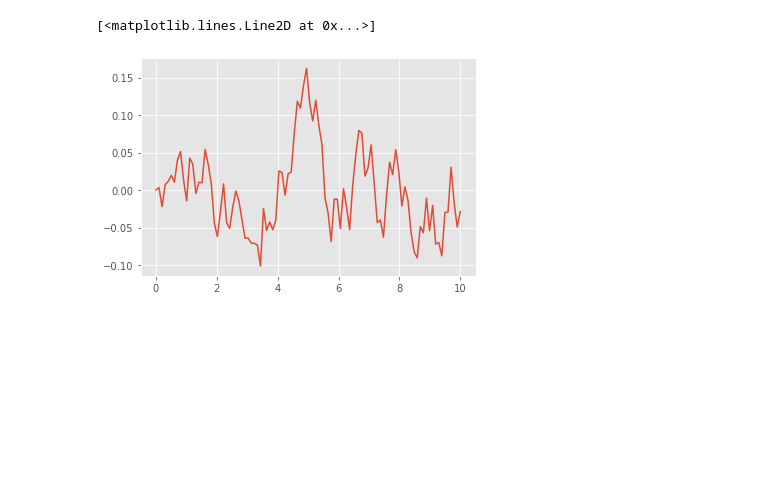
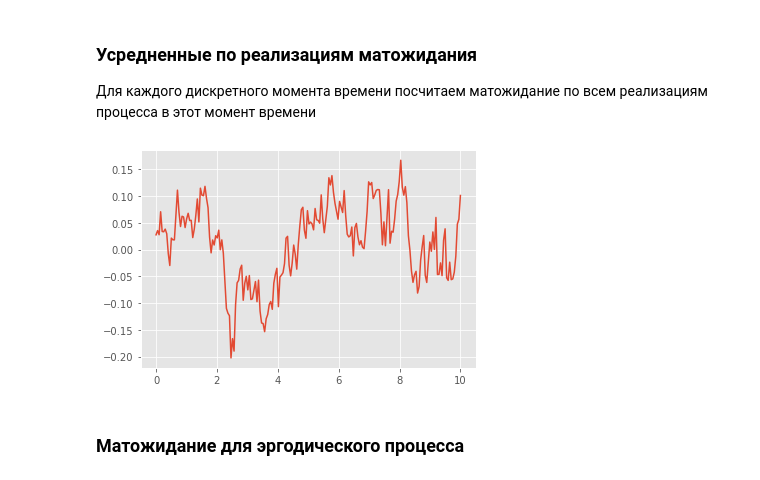
Before and after one commit to andrew-kulikov/matmod, a Jupyter notebook: src/lab3_shit.ipynb, the cells around one changed output. Saved outputs shown, nothing was run; the diff lists cells and outputs as text; code cells hidden in the pictures; blank space fills up the shorter version.

```diff
--- a/src/lab3_shit.ipynb
+++ b/src/lab3_shit.ipynb
@@ -25,4 +29,8 @@ plt.plot(t, x_u)
 α = 1
 D = 0.5
 
+m = 100
+n = 200
+t0 = 0
+t1 = 10
 dt = (t1 - t0) / n
@@ -61,0 +57,31 @@ for q in range(1):
+# %%
+def get_realization(n, h, d, hlim=1e-20):
+    x = [np.random.uniform(-1, 1) for _ in range(n)]
+    y = []
+
+    for j in range(n):
+        cur_y = 0
+        for i in range(j + 1):
+            cur_val = h(dt * i) * x[j - i]
+
+            if abs(cur_val) < hlim:
+                break
+
+            cur_y += cur_val
+
+        y.append(cur_y)
+
+    return y
+
+def get_realizations(t0, t1, n, m, h):
+    realizations = []
+    t = np.linspace(t0, t1, n)
+
+    for q in range(m):
+        y = get_realization(n, h, dt)
+
+        realizations.append(y)
+
+    return t, realizations
+# %%
+t, realizations = get_realizations(t0, t1, n, m, h)
@@ -62,8 +93,15 @@ for q in range(1):
+# %% [markdown]
+### Усредненные по реализациям матожидания
+
+Для каждого дискретного момента времени посчитаем матожидание по всем реализациям процесса в этот момент времени
 # %%
-ys = np.array(ys)
-mys = [np.mean(ys[:, i]) for i in range(n)]
+def get_expectations(realizations, n):
+    realizations = np.array(realizations)
+    return [np.mean(realizations[:, i]) for i in range(n)]
 
-plt.plot(t, mys)
+mys = get_expectations(realizations, n)
+plt.plot(t, mys);
 # %% [output]
-[<matplotlib.lines.Line2D at 0x...>]
-[figure, old version]
+[figure, new version]
+# %% [markdown]
+### Матожидание для эргодического процесса
```
Also changed, not shown: parts of 31 cells of this notebook.
